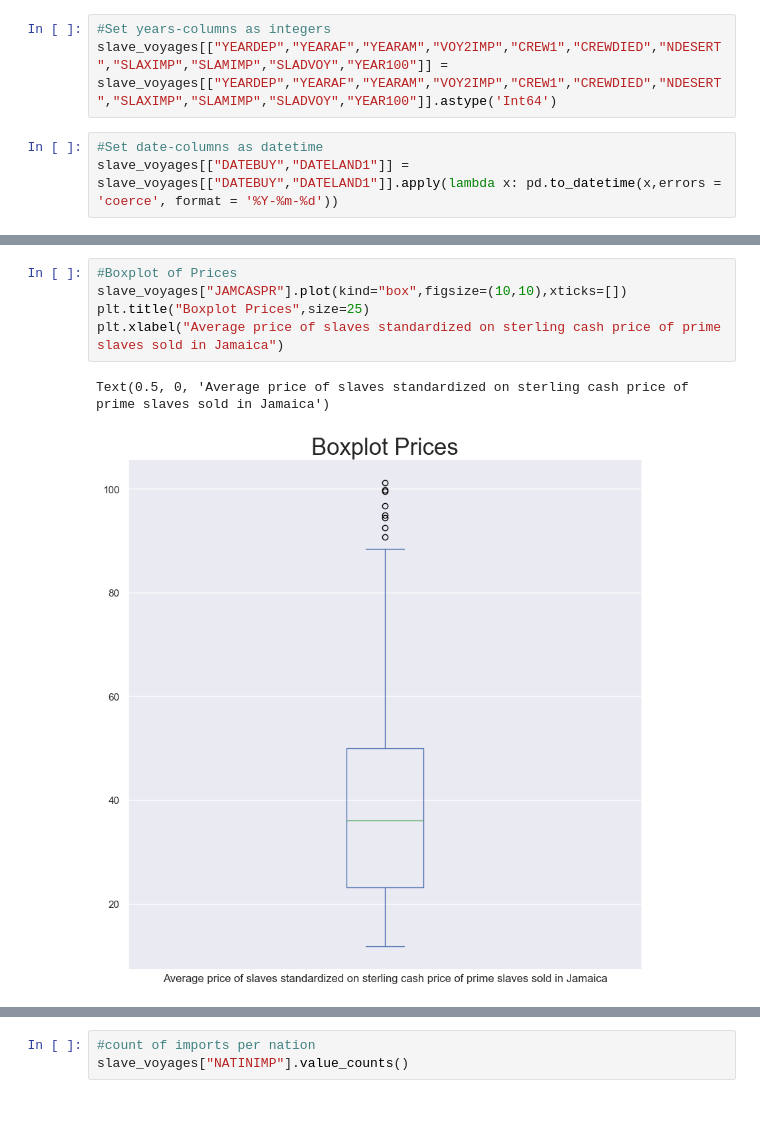
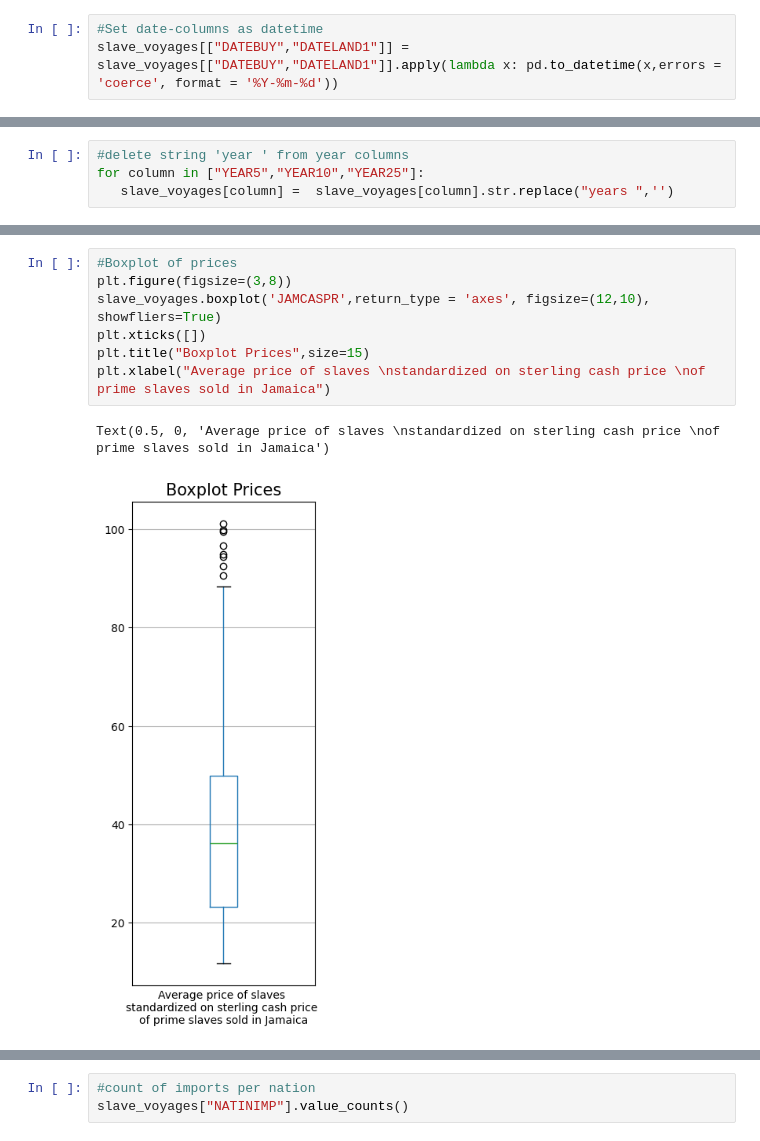
Before and after one commit to andren967/Novak_SlaveVoyages, a Jupyter notebook: Slave_trade_EDA.ipynb, the cells around one changed output, grey strips where cells are left out. Saved outputs shown, nothing was run; the diff lists cells and outputs as text; blank space fills up the shorter version.

```diff
--- a/Slave_trade_EDA.ipynb
+++ b/Slave_trade_EDA.ipynb
@@ -71,9 +403,6 @@ https://www.slavevoyages.org/voyage/downloads#full-versions-of-the-trans-atlanti
 #Change datatype of ID-column and set it as index
 slave_voyages = slave_voyages.astype({'VOYAGEID': int})
 slave_voyages = slave_voyages.set_index("VOYAGEID")
-# %%
-#Set years-columns as integers
-slave_voyages[["YEARDEP","YEARAF","YEARAM","VOY2IMP","CREW1","CREWDIED","NDESERT","SLAXIMP","SLAMIMP","SLADVOY","YEAR100"]] = slave_voyages[["YEARDEP","YEARAF","YEARAM","VOY2IMP","CREW1","CREWDIED","NDESERT","SLAXIMP","SLAMIMP","SLADVOY","YEAR100"]].astype('Int64')
 # %%
 #Set date-columns as datetime
 slave_voyages[["DATEBUY","DATELAND1"]] = slave_voyages[["DATEBUY","DATELAND1"]].apply(lambda x: pd.to_datetime(x,errors = 'coerce', format = '%Y-%m-%d'))
@@ -99,0 +409,4 @@ memory usage: 8.0+ MB
+# %%
+#delete string 'year ' from year columns
+for column in ["YEAR5","YEAR10","YEAR25"]:
+   slave_voyages[column] =  slave_voyages[column].str.replace("years ",'')
@@ -537,8 +517,10 @@ slave_voyages.describe()
 # %%
-#Boxplot of Prices
-slave_voyages["JAMCASPR"].plot(kind="box",figsize=(10,10),xticks=[])
-plt.title("Boxplot Prices",size=25)
-plt.xlabel("Average price of slaves standardized on sterling cash price of prime slaves sold in Jamaica")
+#Boxplot of prices
+plt.figure(figsize=(3,8))
+slave_voyages.boxplot('JAMCASPR',return_type = 'axes', figsize=(12,10), showfliers=True)
+plt.xticks([])
+plt.title("Boxplot Prices",size=15)
+plt.xlabel("Average price of slaves \nstandardized on sterling cash price \nof prime slaves sold in Jamaica")
 # %% [output]
-Text(0.5, 0, 'Average price of slaves standardized on sterling cash price of prime slaves sold in Jamaica')
+Text(0.5, 0, 'Average price of slaves \nstandardized on sterling cash price \nof prime slaves sold in Jamaica')
-[figure, old version]
+[figure, new version]
```
Also changed, not shown: parts of 55 cells of this notebook, 1 other file.
